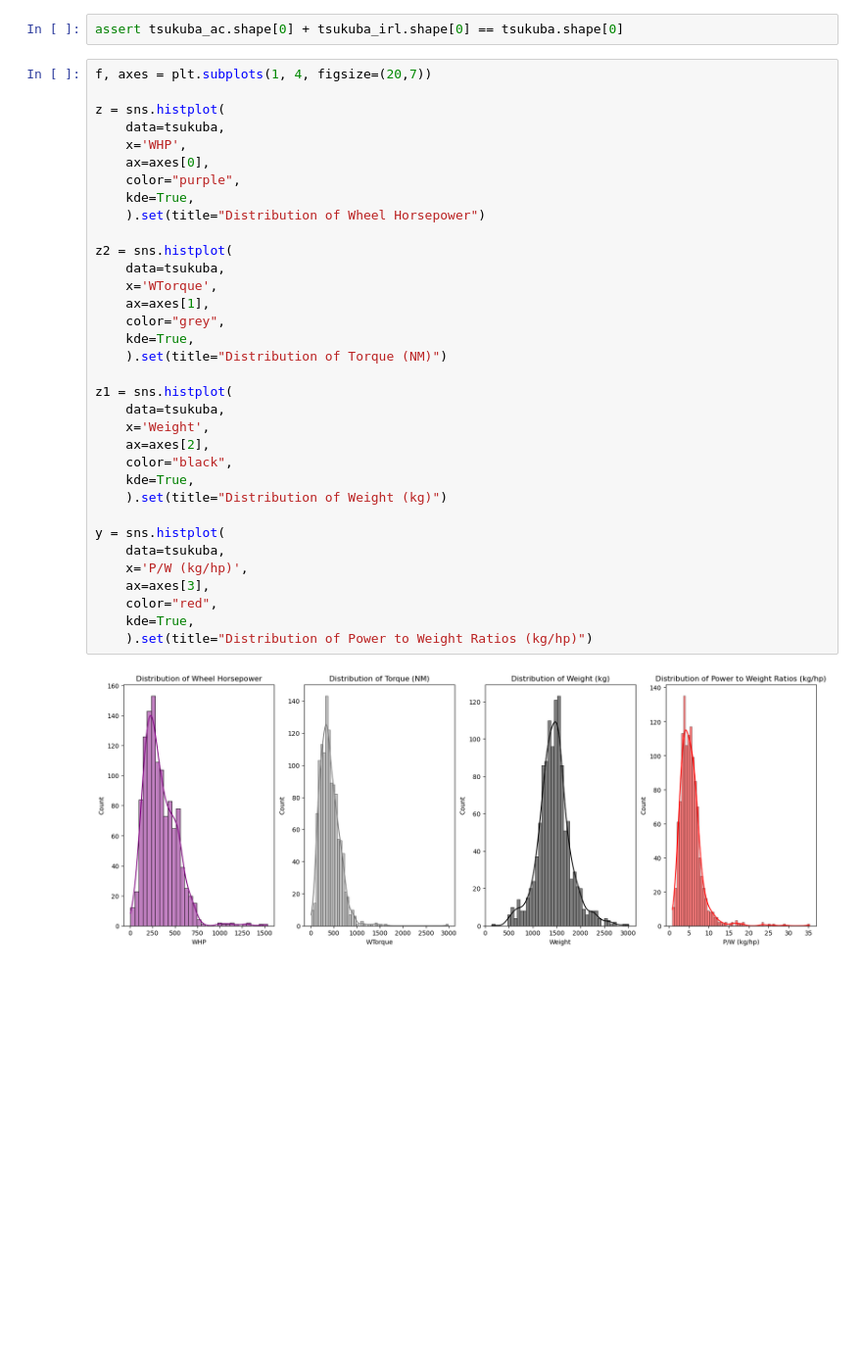
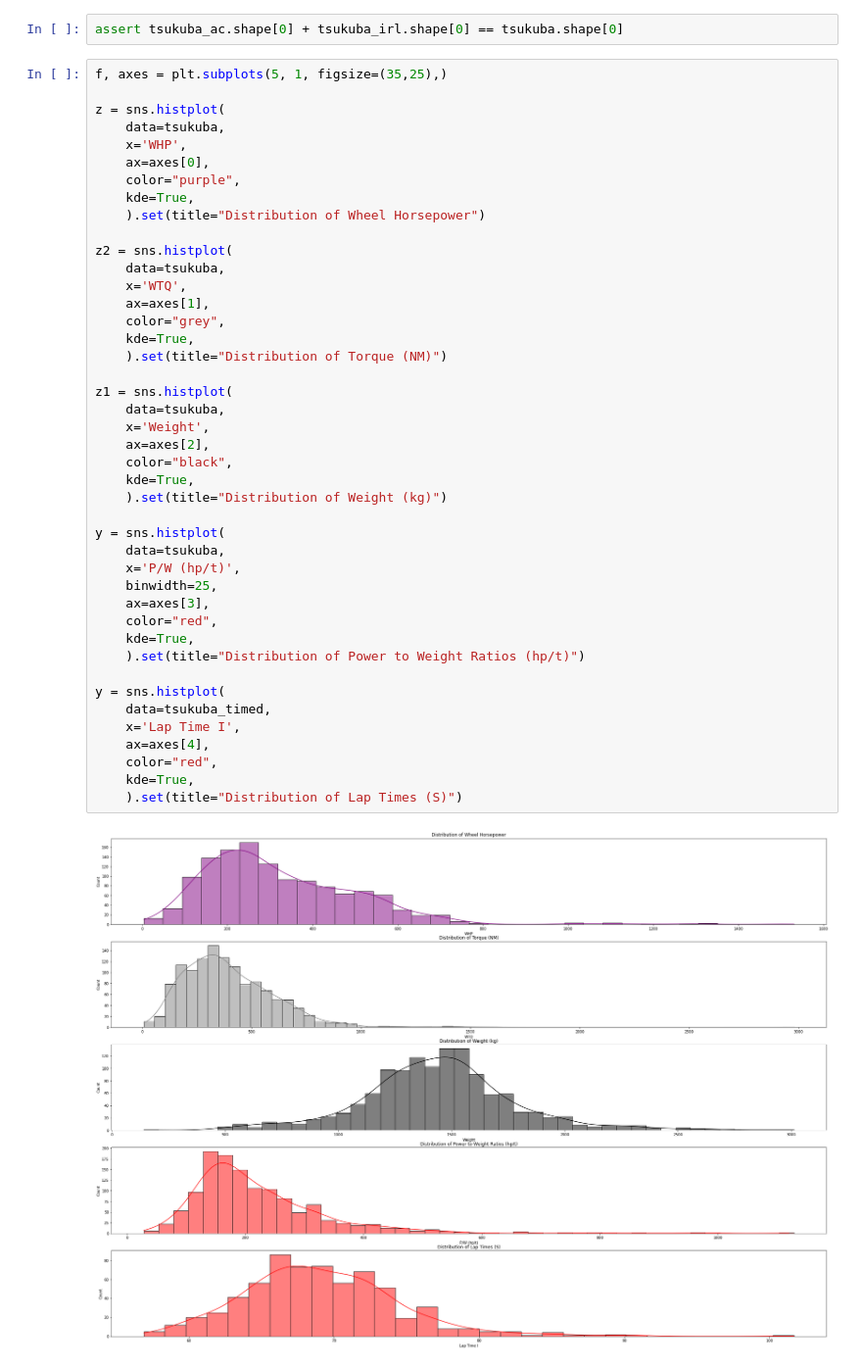
Before and after one commit to zaki1503/tsukuba_modelling, a Jupyter notebook: TsukubaNotebook.ipynb, the cells around one changed output. Shown: that part at 98% size. Saved outputs shown, nothing was run; the diff lists cells and outputs as text; blank space fills up the shorter version.

```diff
--- a/TsukubaNotebook.ipynb
+++ b/TsukubaNotebook.ipynb
@@ -100,38 +95,47 @@ Assetto Corsa Data (1228 cars)
 # %%
 assert tsukuba_ac.shape[0] + tsukuba_irl.shape[0] == tsukuba.shape[0]
 # %%
-f, axes = plt.subplots(1, 4, figsize=(20,7))
+f, axes = plt.subplots(5, 1, figsize=(35,25),)
 
 z = sns.histplot(
     data=tsukuba,
     x='WHP',
     ax=axes[0],
     color="purple",
     kde=True,
     ).set(title="Distribution of Wheel Horsepower")
 
 z2 = sns.histplot(
     data=tsukuba,
-    x='WTorque',
+    x='WTQ',
     ax=axes[1],
     color="grey",
     kde=True,
     ).set(title="Distribution of Torque (NM)")
 
 z1 = sns.histplot(
     data=tsukuba,
     x='Weight',
     ax=axes[2],
     color="black",
     kde=True,
     ).set(title="Distribution of Weight (kg)")
 
 y = sns.histplot(
     data=tsukuba,
-    x='P/W (kg/hp)',
+    x='P/W (hp/t)',
+    binwidth=25,
     ax=axes[3],
     color="red",
     kde=True,
-    ).set(title="Distribution of Power to Weight Ratios (kg/hp)")
+    ).set(title="Distribution of Power to Weight Ratios (hp/t)")
+
+y = sns.histplot(
+    data=tsukuba_timed,
+    x='Lap Time I',
+    ax=axes[4],
+    color="red",
+    kde=True,
+    ).set(title="Distribution of Lap Times (S)")
 # %% [output]
-[figure, old version]
+[figure, new version]
```
Also changed, not shown: parts of 10 cells of this notebook, 3 other files.
